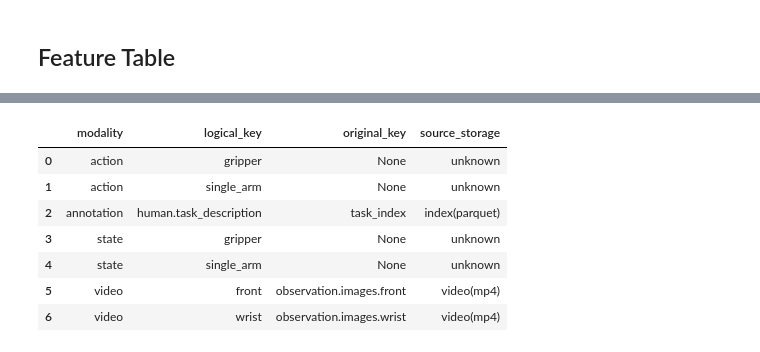
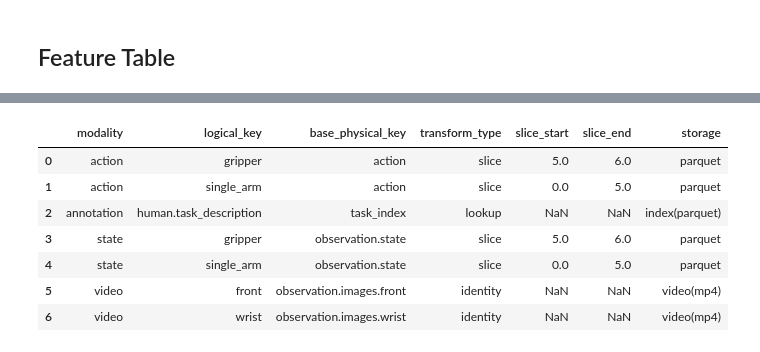
Before and after one commit to CodingCat/lerobot-explorer, a Jupyter notebook: lerobot-explorer.ipynb, the cells around one changed output, grey strips where cells are left out. Cells and saved outputs as stored; diff of their text form; code cells hidden in the pictures.

```diff
--- a/lerobot-explorer.ipynb
+++ b/lerobot-explorer.ipynb
@@ -501,26 +547,38 @@ display(modality_df)
 # %%
-# Build quick lookup from feature table
+# Build lookup: feature -> storage from feature_df (built from info.json)
 feature_storage = dict(zip(feature_df["feature"], feature_df["storage"]))
 
-def infer_source(original_key: str | None) -> str:
-    if original_key is None:
+def infer_storage(base_physical_key: str | None, transform_type: str) -> str:
+    if base_physical_key is None:
         return "unknown"
-    return feature_storage.get(original_key, "meta-derived (needs lookup)")
+    # If the base key is a known feature in info.json, use that
+    if base_physical_key in feature_storage:
+        return feature_storage[base_physical_key]
+    # For lookup keys (e.g., task_index), the base key is in parquet,
+    # but the produced logical value is meta-derived (needs dimension table)
+    if transform_type == "lookup":
+        return "meta-derived (lookup via meta/*.jsonl)"
+    return "unknown"
 
-contract_df = modality_df.copy()
-contract_df["source_storage"] = contract_df["original_key"].apply(infer_source)
+contract_df = lineage_modality_df.copy()
+contract_df["storage"] = contract_df.apply(
+    lambda r: infer_storage(r["base_physical_key"], r["transform_type"]),
+    axis=1
+)
 
-# Some derived logical keys are not direct features but lookups from meta (task description, etc.)
-# Heuristic: if original_key exists but not in features, mark meta-derived.
-contract_df = contract_df.sort_values(["modality", "source_storage", "logical_key"]).reset_index(drop=True)
-
-display(contract_df[["modality","logical_key","original_key","source_storage"]])
+# a compact view (the one you'll likely show in the notebook / report)
+display(contract_df[[
+    "modality", "logical_key",
+    "base_physical_key", "transform_type",
+    "slice_start", "slice_end",
+    "storage"
+]].sort_values(["modality","logical_key"]))
 # %% [output]
-|  | modality | logical_key | original_key | source_storage |
-| 0 | action | gripper | None | unknown |
-| 1 | action | single_arm | None | unknown |
-| 2 | annotation | human.task_description | task_index | index(parquet) |
-| 3 | state | gripper | None | unknown |
-| 4 | state | single_arm | None | unknown |
-| 5 | video | front | observation.images.front | video(mp4) |
-| 6 | video | wrist | observation.images.wrist | video(mp4) |
+|  | modality | logical_key | base_physical_key | transform_type | slice_start | slice_end | storage |
+| 0 | action | gripper | action | slice | 5.0 | 6.0 | parquet |
+| 1 | action | single_arm | action | slice | 0.0 | 5.0 | parquet |
+| 2 | annotation | human.task_description | task_index | lookup | NaN | NaN | index(parquet) |
+| 3 | state | gripper | observation.state | slice | 5.0 | 6.0 | parquet |
+| 4 | state | single_arm | observation.state | slice | 0.0 | 5.0 | parquet |
+| 5 | video | front | observation.images.front | identity | NaN | NaN | video(mp4) |
+| 6 | video | wrist | observation.images.wrist | identity | NaN | NaN | video(mp4) |
```
Also changed, not shown: parts of 4 cells of this notebook.
